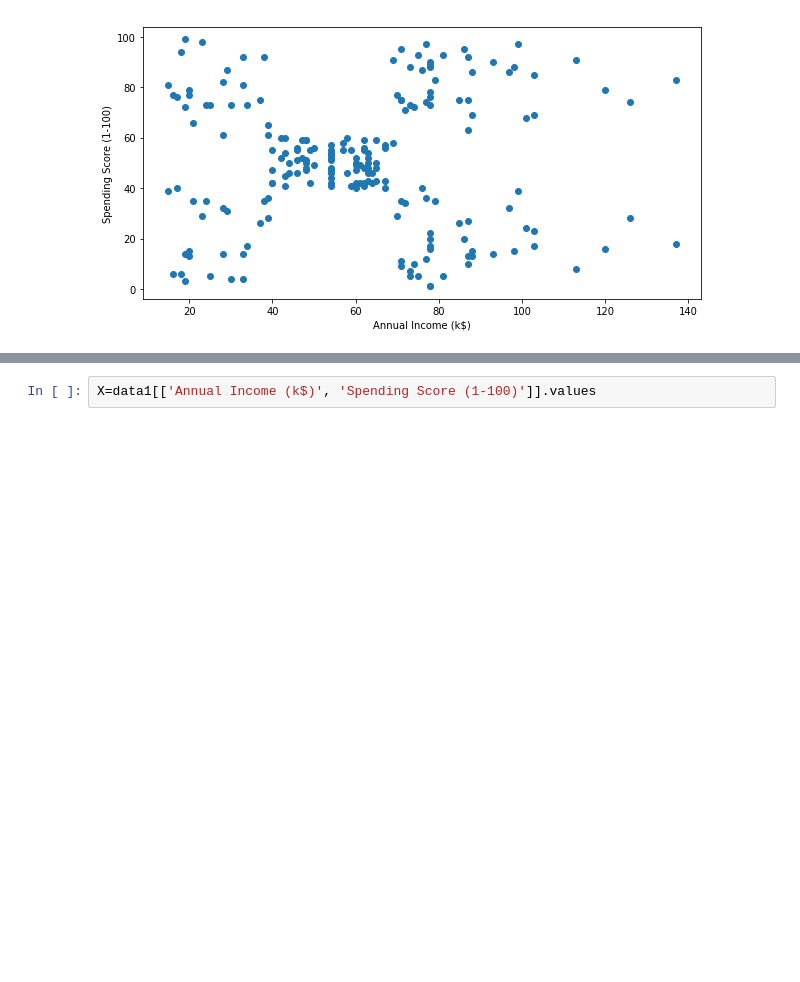
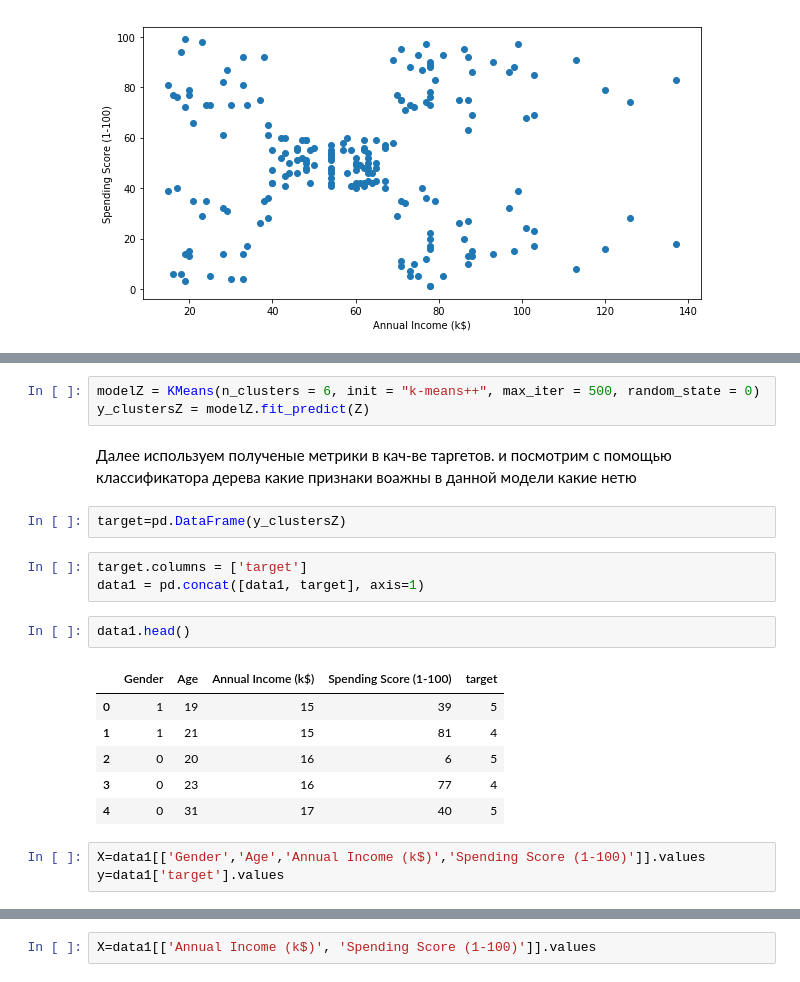
Before and after one commit to AlexanderTrg/Clustering-store-customers, a Jupyter notebook: Clustering store customers.ipynb, the cells around one changed output, grey strips where cells are left out. Drawn from its saved outputs; the diff is of its cells as text; blank space fills up the shorter version.

```diff
--- a/Clustering store customers.ipynb
+++ b/Clustering store customers.ipynb
@@ -72,0 +148,22 @@ plt.show()
+# %%
+modelZ = KMeans(n_clusters = 6, init = "k-means++", max_iter = 500, random_state = 0)
+y_clustersZ = modelZ.fit_predict(Z)
+# %% [markdown]
+Далее используем полученые метрики в кач-ве таргетов. и посмотрим с помощью классификатора дерева какие признаки воажны в данной модели какие нетю
+# %%
+target=pd.DataFrame(y_clustersZ)
+# %%
+target.columns = ['target']
+data1 = pd.concat([data1, target], axis=1)
+# %%
+data1.head()
+# %% [output]
+|  | Gender | Age | Annual Income (k$) | Spending Score (1-100) | target |
+| 0 | 1 | 19 | 15 | 39 | 5 |
+| 1 | 1 | 21 | 15 | 81 | 4 |
+| 2 | 0 | 20 | 16 | 6 | 5 |
+| 3 | 0 | 23 | 16 | 77 | 4 |
+| 4 | 0 | 31 | 17 | 40 | 5 |
+# %%
+X=data1[['Gender','Age','Annual Income (k$)','Spending Score (1-100)']].values
+y=data1['target'].values
```
Also changed, not shown: parts of 8 cells of this notebook.
